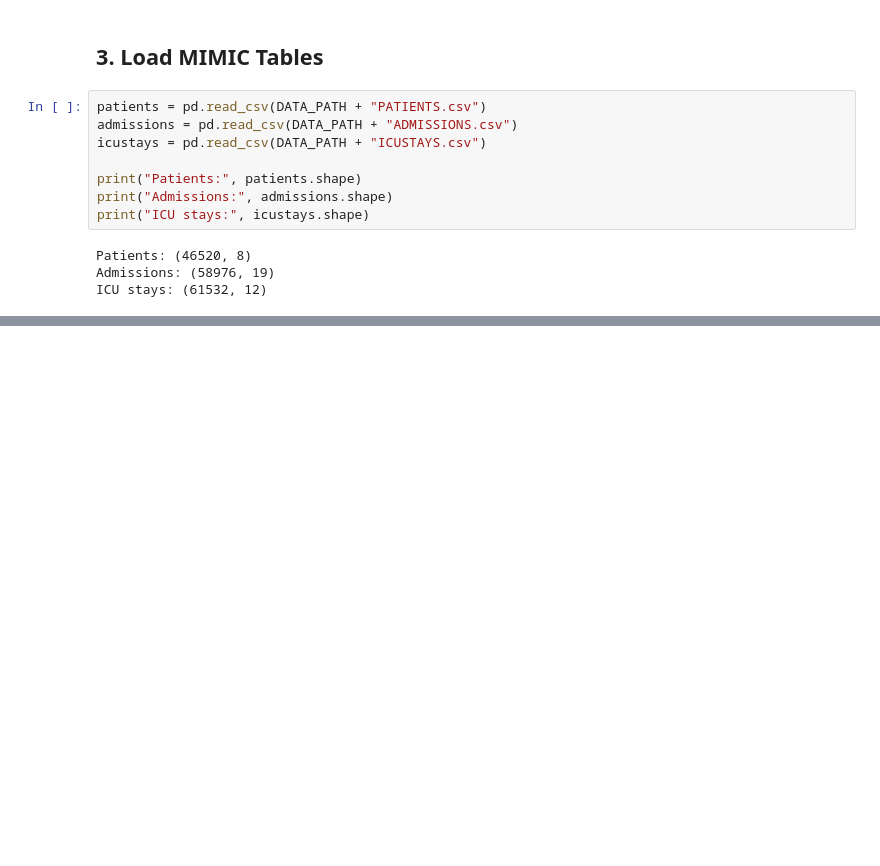
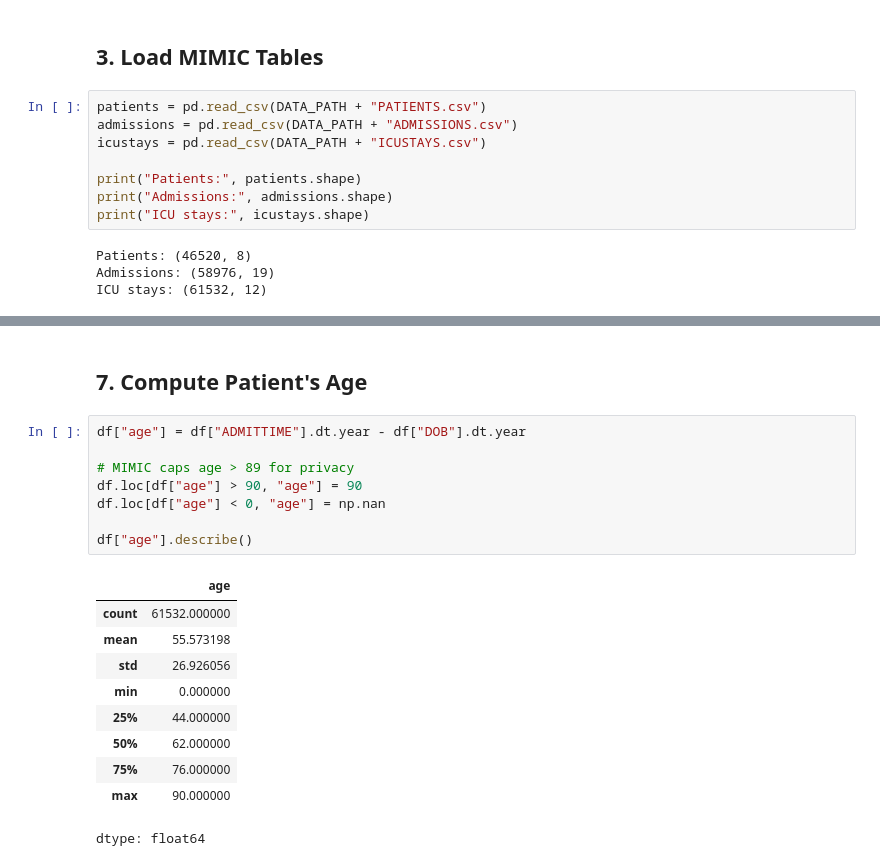
Before and after one commit to ihanprasetyo/mimic-los-prediction-tutorial, a Jupyter notebook: mimic_los_prediction.ipynb, the cells around one changed output, grey strips where cells are left out. Drawn from its saved outputs; the diff is of its cells as text; blank space fills up the shorter version.

```diff
--- a/mimic_los_prediction.ipynb
+++ b/mimic_los_prediction.ipynb
@@ -47,0 +110,21 @@ ICU stays: (61532, 12)
+# %% [markdown]
+## 7. Compute Patient's Age
+# %%
+df["age"] = df["ADMITTIME"].dt.year - df["DOB"].dt.year
+
+# MIMIC caps age > 89 for privacy
+df.loc[df["age"] > 90, "age"] = 90
+df.loc[df["age"] < 0, "age"] = np.nan
+
+df["age"].describe()
+# %% [output]
+|  | age |
+| count | 61532.000000 |
+| mean | 55.573198 |
+| std | 26.926056 |
+| min | 0.000000 |
+| 25% | 44.000000 |
+| 50% | 62.000000 |
+| 75% | 76.000000 |
+| max | 90.000000 |
+dtype: float64
```
Also changed, not shown: parts of 6 cells of this notebook.
